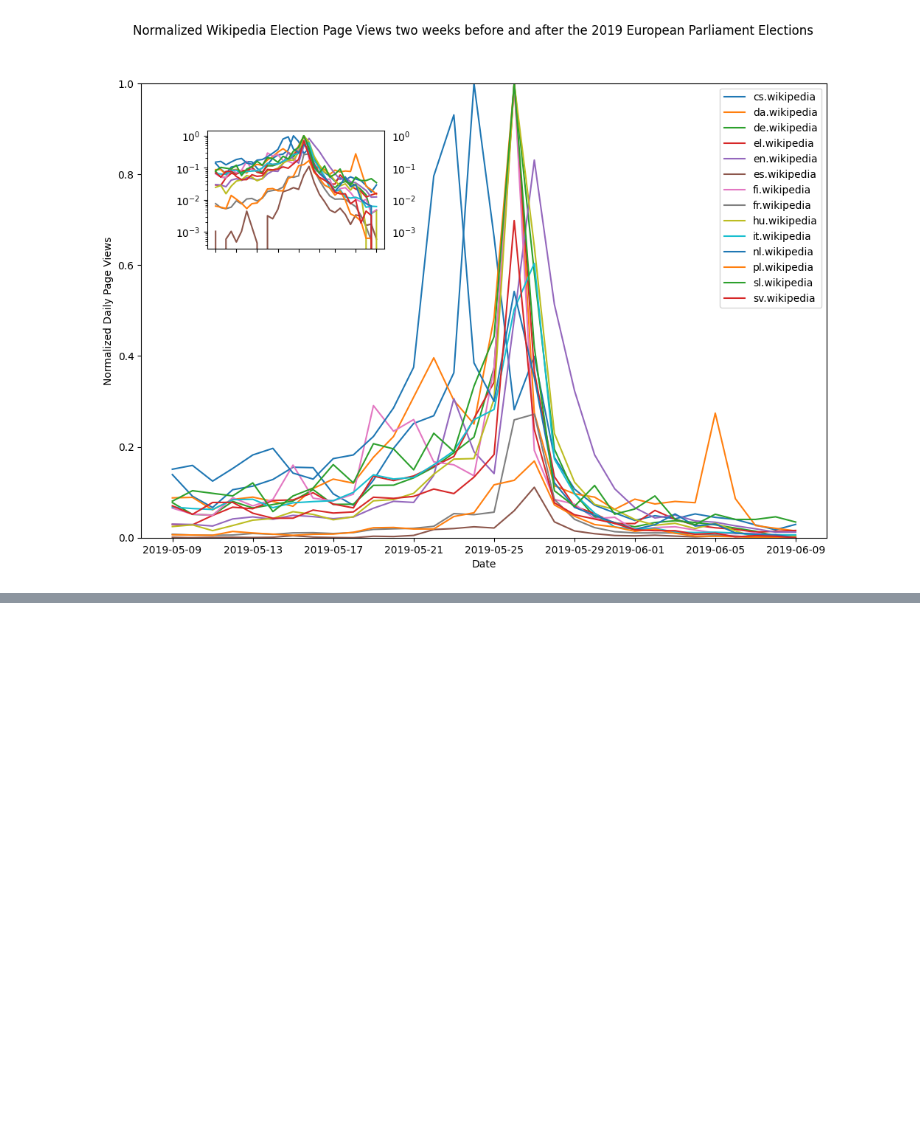
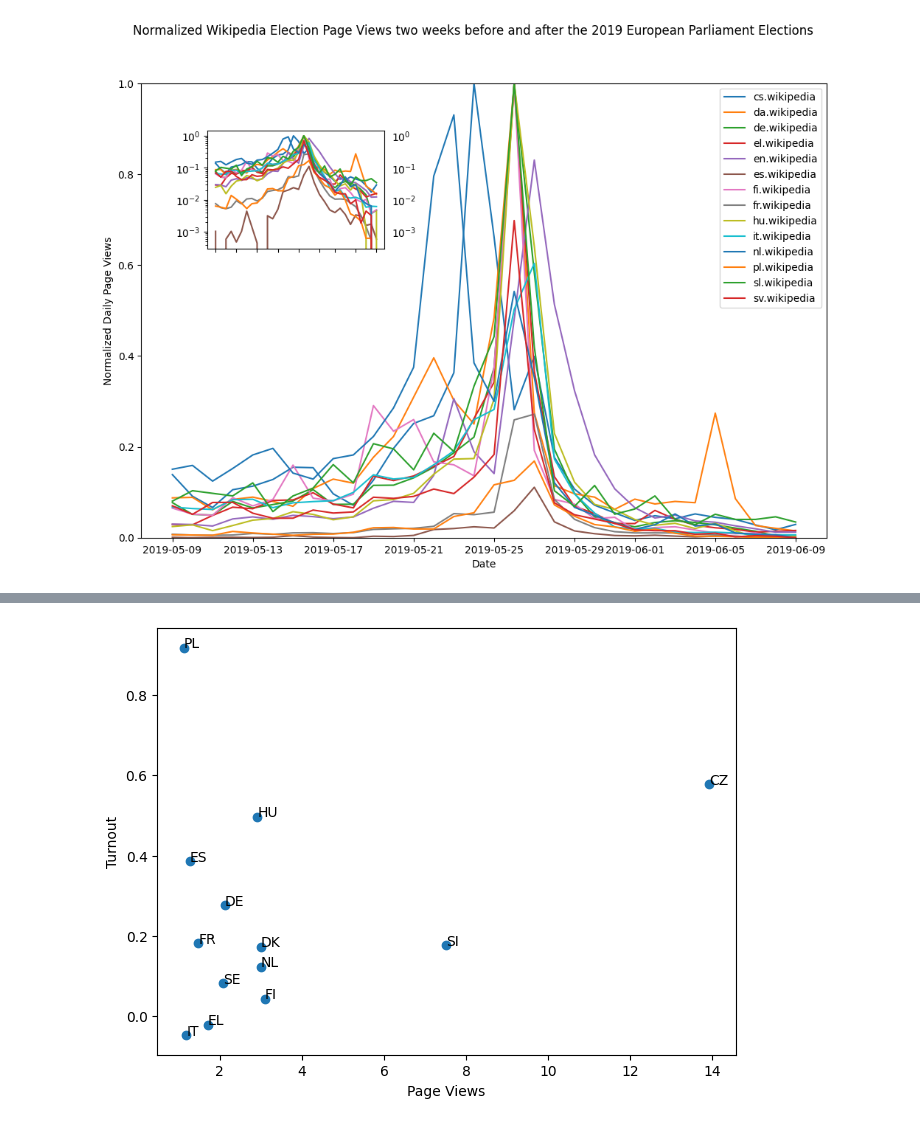
Before and after one commit to jstet/somda_project, a Jupyter notebook: analysis.ipynb, the cells around one changed output, grey strips where cells are left out. Cells and saved outputs as stored; diff of their text form; code cells hidden in the pictures; blank space fills up the shorter version.

Commit message:
correlate rel change in election page view with turnout

```diff
--- a/analysis.ipynb
+++ b/analysis.ipynb
@@ -21,9 +22,10 @@ f = open('./data/eu_elections.json')
 election_data = json.load(f)
 # %%
 df = df.groupby(['wikicode', pd.Grouper(freq='D')]).sum().reset_index( level = ['wikicode'])
+df.rename(columns = {'hourly_views':'views'}, inplace = True)
 
 scaler = MinMaxScaler()
-df['views_norm'] = df.groupby('wikicode')['hourly_views'].transform(lambda x: scaler.fit_transform(x.values.reshape(-1, 1)).ravel())
+df['views_norm'] = df.groupby('wikicode')['views'].transform(lambda x: scaler.fit_transform(x.values.reshape(-1, 1)).ravel())
 # %%
 pivot_df = df.pivot_table(index='timestamp', columns='wikicode', values='views_norm')
 df_2014 = pivot_df[pivot_df.index.year == 2014]
@@ -54,6 +56,3 @@ plot_data(df_2019, 2019)
 # %% [output]
 [figure]
 [figure]
-# %%
-for country in election_data.keys():
-    election_data[country]["relative_change"] = (election_data[country]["2019"]["turnout"] - election_data[country]["2014"]["turnout"])/election_data[country]["2014"]["turnout"]
@@ -76,0 +59,24 @@ for country in election_data.keys():
+# %%
+# Build up phase volume: sum of page views 7 days before electio date
+country_lst = []
+turnout_lst = []
+page_views_lst = []
+for country in election_data.keys():
+    res = (election_data[country]["2019"]["turnout"] - election_data[country]["2014"]["turnout"])/election_data[country]["2014"]["turnout"]
+    election_data[country]["relative_change_turnout"] = res
+    turnout_lst.append(res)
+for country in election_data.keys():
+    sum_dct = {}
+    for year in ["2014", "2019"]:
+        date = datetime.strptime(election_data[country][year]["election_date"], "%Y-%m-%d")
+        country_df = df[df["wikicode"] == election_data[country]["wikicode"]]
+        #sum up page views 7 days before election date
+        sum = country_df[country_df.index < date]["views"].sum()
+        sum_dct[year] = sum
+    res = (sum_dct["2019"] - sum_dct["2014"])/sum_dct["2014"]
+    election_data[country]["relative_change_page_views"] = res
+    page_views_lst.append(res)
+    country_lst.append(country)
+# %%
+change_df = pd.DataFrame({"country": country_lst, "turnout": turnout_lst, "page_views": page_views_lst})
+change_df.head()
@@ -76,0 +90,12 @@ for country in election_data.keys():
+# %%
+# scatterplot of turnout and page views
+plt.scatter(change_df["page_views"], change_df["turnout"])
+for i, txt in enumerate(change_df["country"]):
+    plt.annotate(txt, (change_df["page_views"][i], change_df["turnout"][i]), xytext=(0.8, 0.95))
+
+plt.tight_layout()
+plt.xlabel("Page Views")
+plt.ylabel("Turnout")
+plt.show()
+# %% [output]
+[figure, added]
```
Also changed, not shown: parts of 4 cells of this notebook.
